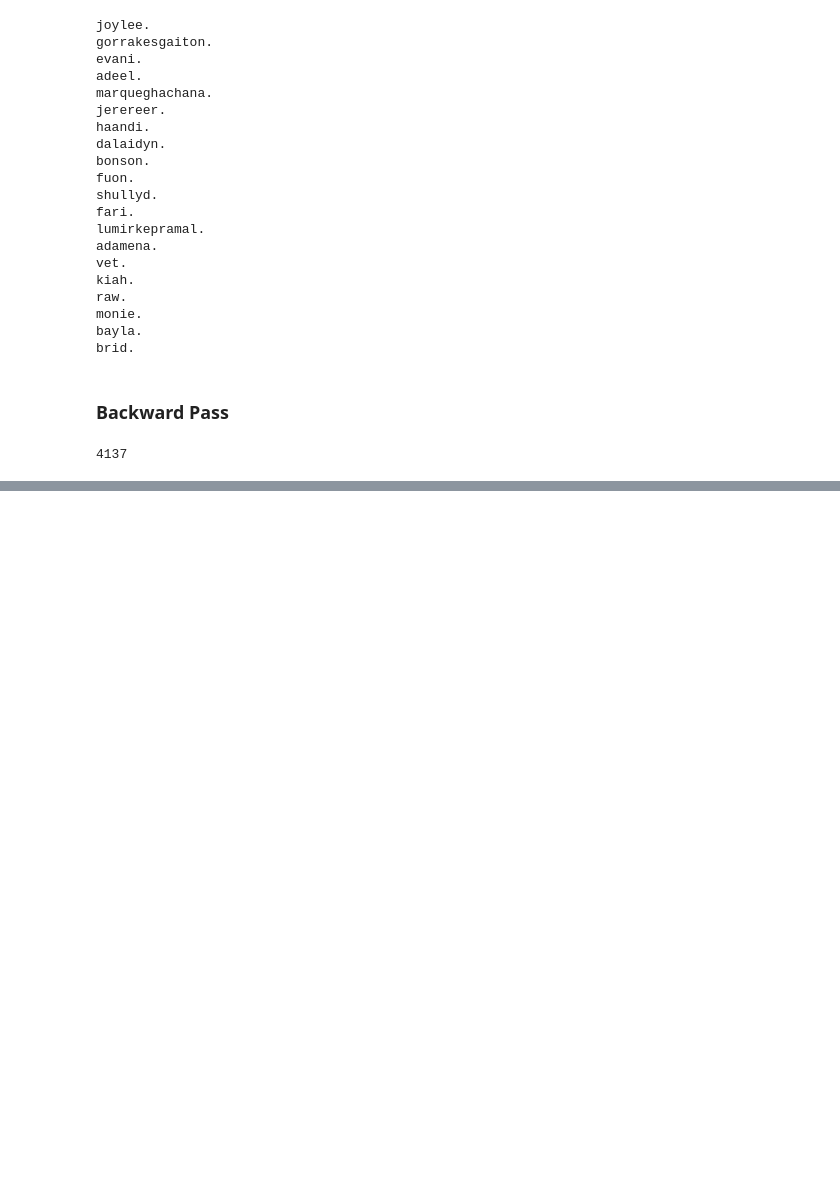
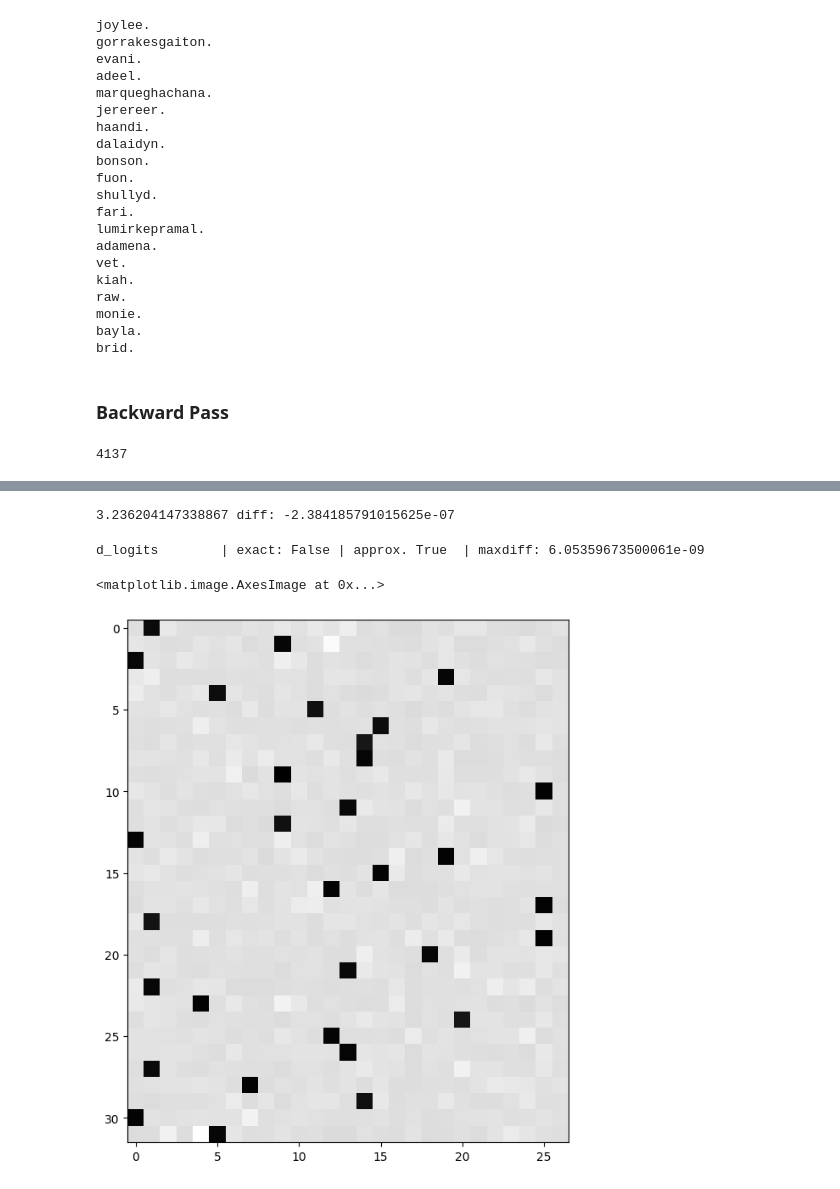
Before and after one commit to GreenCrimea/Learning_Transformers, a Jupyter notebook: Makemore.ipynb, the cells around one changed output, grey strips where cells are left out. Saved outputs shown, nothing was run; the diff lists cells and outputs as text; code cells hidden in the pictures; blank space fills up the shorter version.

```diff
--- a/Makemore.ipynb
+++ b/Makemore.ipynb
@@ -1195,0 +1288,18 @@ None
+# %%
+loss_fast = F.cross_entropy(logits, Yb)
+print(loss_fast.item(), 'diff:', (loss_fast - loss).item())
+# %% [output]
+3.236204147338867 diff: -2.384185791015625e-07
+# %%
+d_logits = F.softmax(logits, 1)
+d_logits[range(n), Yb] -= 1
+d_logits /= n
+cmp('d_logits', d_logits, logits)
+# %% [output]
+d_logits        | exact: False | approx. True  | maxdiff: 6.05359673500061e-09
+# %%
+plt.figure(figsize=(8, 8))
+plt.imshow(d_logits.detach(), cmap='gray')
+# %% [output]
+<matplotlib.image.AxesImage at 0x...>
+[figure, added]
```
Also changed, not shown: parts of 6 cells of this notebook.
